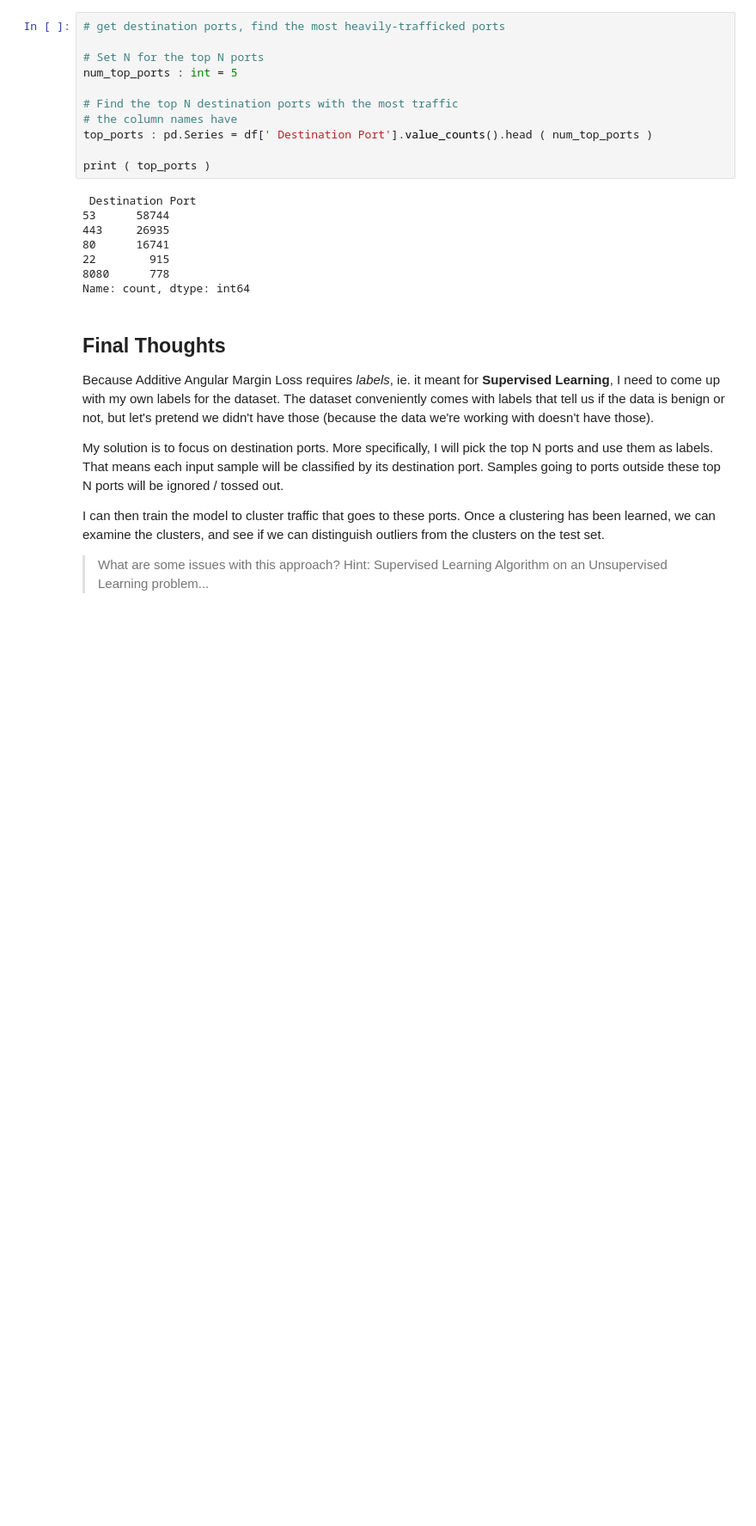
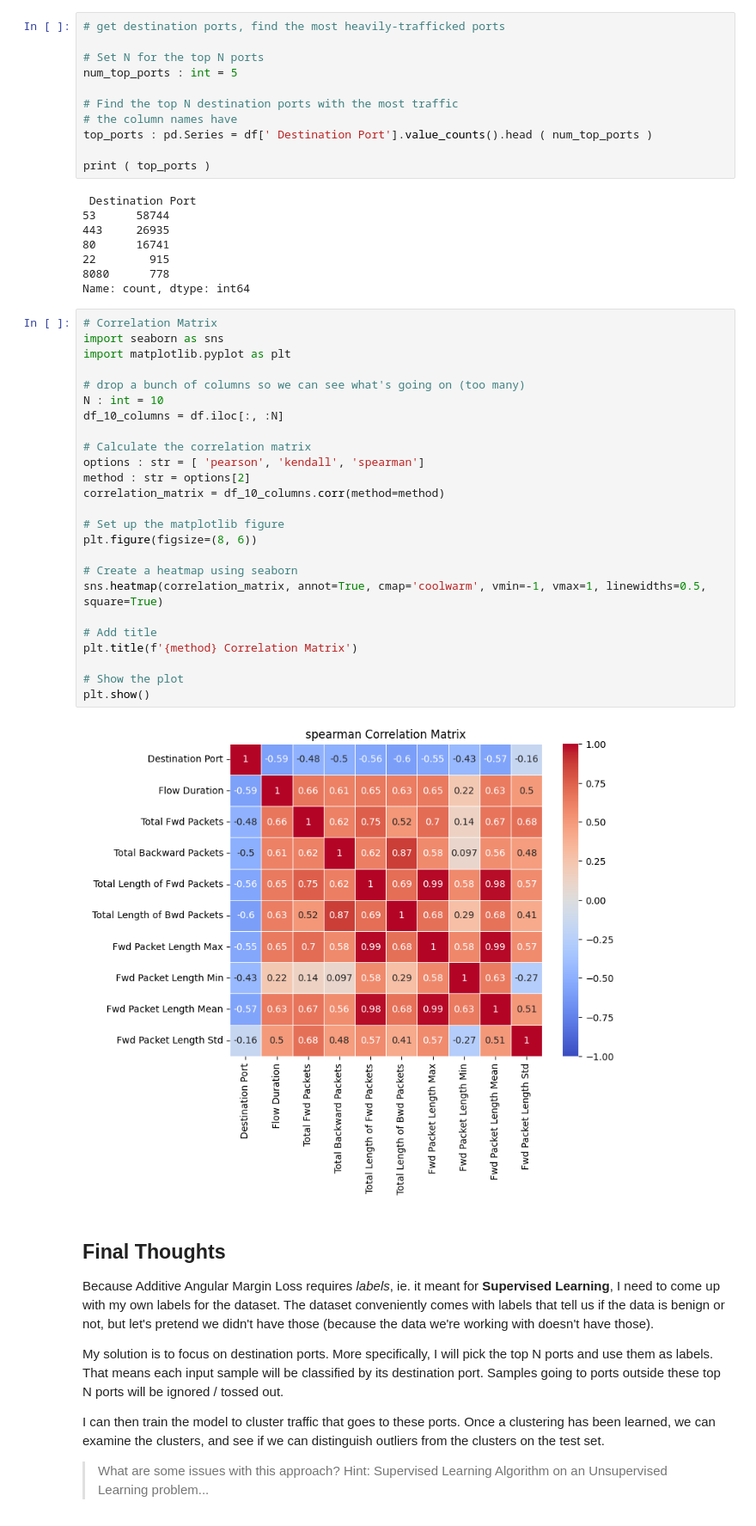
Before and after one commit to Edwin-Sanchez2003/anomaly-detection-practice, a Jupyter notebook: data-discovery.ipynb, the cells around one changed output. Shown at 86% size. Cells and saved outputs as stored; diff of their text form; blank space fills up the shorter version.

```diff
--- a/data-discovery.ipynb
+++ b/data-discovery.ipynb
@@ -92,6 +93,33 @@ print ( top_ports )
 22        915
 8080      778
 Name: count, dtype: int64
+# %%
+# Correlation Matrix
+import seaborn as sns
+import matplotlib.pyplot as plt
+
+# drop a bunch of columns so we can see what's going on (too many)
+N : int = 10
+df_10_columns = df.iloc[:, :N]
+
+# Calculate the correlation matrix
+options : str = [ 'pearson', 'kendall', 'spearman']
+method : str = options[2]
+correlation_matrix = df_10_columns.corr(method=method)
+
+# Set up the matplotlib figure
+plt.figure(figsize=(8, 6))
+
+# Create a heatmap using seaborn
+sns.heatmap(correlation_matrix, annot=True, cmap='coolwarm', vmin=-1, vmax=1, linewidths=0.5, square=True)
+
+# Add title
+plt.title(f'{method} Correlation Matrix')
+
+# Show the plot
+plt.show()
+# %% [output]
+[figure, added]
 # %% [markdown]
 ## Final Thoughts
 
```
Also changed, not shown: parts of 1 cell of this notebook, 3 other files.
